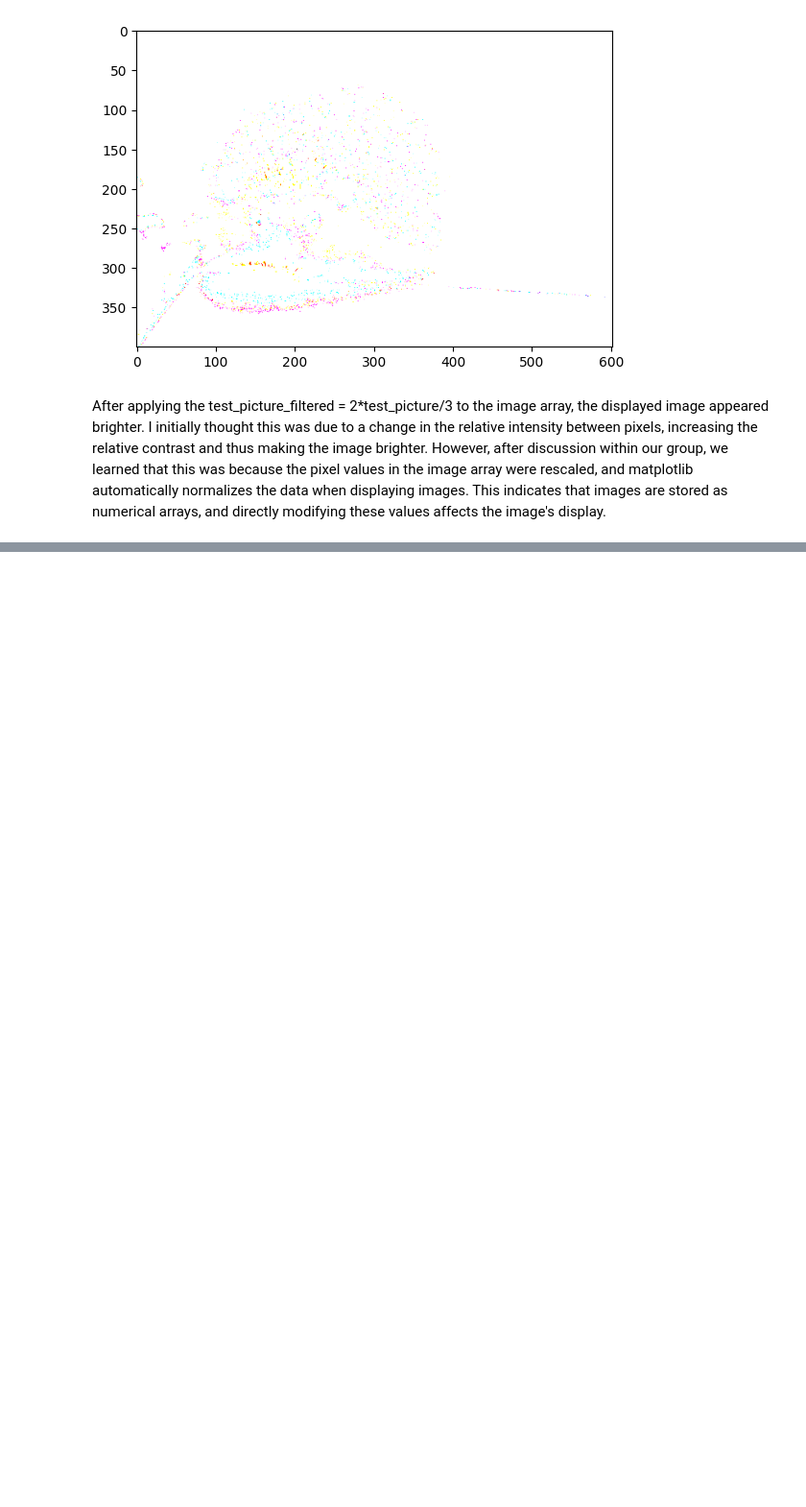
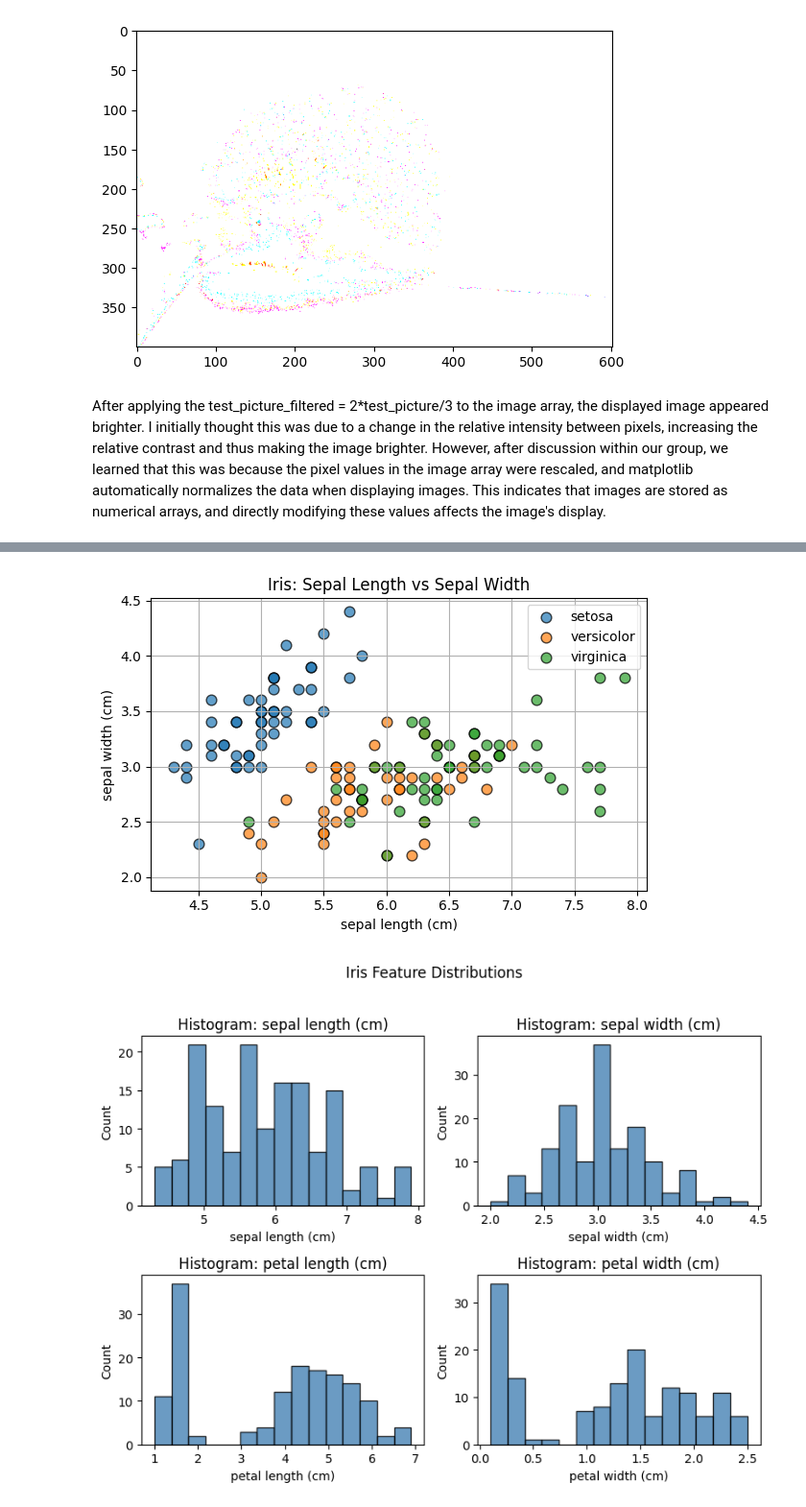
Before and after one commit to JudyDuJY/ai-for-the-arts, a Jupyter notebook: coding_exercises.ipynb, the cells around one changed output, grey strips where cells are left out. Shown at 96% size. Cells and saved outputs as stored; diff of their text form; code cells hidden in the pictures; blank space fills up the shorter version.

Commit message:
Sklearn Datasets Exercises

```diff
--- a/coding_exercises.ipynb
+++ b/coding_exercises.ipynb
@@ -1475,0 +1488,75 @@ After applying the test_picture_filtered = 2*test_picture/3 to the image array,
+# %%
+
+# 1) Imports: we bring in the tools we need.
+from sklearn.datasets import load_iris           # to load a built-in dataset
+import numpy as np                               # for numeric arrays and simple stats
+import matplotlib.pyplot as plt                  # for plotting charts
+
+# 2) Load the Iris dataset.
+iris = load_iris()  # returns a "Bunch" object (like a dictionary)
+
+# 3) Inspect what we got.
+print("Keys in iris object:", iris.keys())
+print("Dataset name:", iris.get('DESCR', 'No description available')[:200], "...\n")  # show only first 200 chars
+
+# 4) Separate features (X) and labels (y).
+X = iris.data            # shape: (150, 4) -> 150 samples, 4 features
+y = iris.target          # shape: (150,)   -> 150 labels (species codes: 0, 1, 2)
+feature_names = iris.feature_names
+target_names = iris.target_names
+
+print("Feature names:", feature_names)
+print("Target (class) names:", target_names)
+print("Shape of X (features):", X.shape)
+print("Shape of y (labels):", y.shape)
+
+# 5) Basic exploration: compute simple statistics for each feature.
+# We'll calculate min, max, mean, and standard deviation.
+print("\nBasic statistics for each feature:")
+for i, name in enumerate(feature_names):
+    column = X[:, i]  # pick the i-th feature across all samples
+    print(f" - {name}: min={column.min():.2f}, max={column.max():.2f}, "
+          f"mean={column.mean():.2f}, std={column.std(ddof=1):.2f}")
+
+# 6) Class distribution: how many samples of each species?
+unique, counts = np.unique(y, return_counts=True)
+print("\nClass distribution:")
+for code, count in zip(unique, counts):
+    print(f" - {target_names[code]} ({code}): {count} samples")
+
+# 7) Visualization 1: Scatter plot of two features colored by class.
+# We'll plot sepal length (feature 0) vs. sepal width (feature 1).
+plt.figure(figsize=(6, 4))
+colors = ['tab:blue', 'tab:orange', 'tab:green']
+for class_code in unique:
+    mask = (y == class_code)
+    plt.scatter(
+        X[mask, 0],            # sepal length
+        X[mask, 1],            # sepal width
+        c=colors[class_code],
+        label=target_names[class_code],
+        alpha=0.7,
+        edgecolor='k',
+        s=60
+    )
+plt.title("Iris: Sepal Length vs Sepal Width")
+plt.xlabel(feature_names[0])
+plt.ylabel(feature_names[1])
+plt.legend()
+plt.grid(True)
+plt.tight_layout()
+plt.show()
+
+# 8) Visualization 2: Histograms of each feature (all classes together).
+plt.figure(figsize=(8, 6))
+for i, name in enumerate(feature_names, start=1):
+    plt.subplot(2, 2, i)  # 2 rows x 2 cols grid
+    plt.hist(X[:, i-1], bins=15, color='steelblue', edgecolor='black', alpha=0.8)
+    plt.title(f"Histogram: {name}")
+    plt.xlabel(name)
+    plt.ylabel("Count")
+    plt.tight_layout()
+plt.suptitle("Iris Feature Distributions", y=1.02)
+plt.tight_layout()
+plt.show()
+# %% [output]
@@ -1475,0 +1580,2 @@ After applying the test_picture_filtered = 2*test_picture/3 to the image array,
+[figure, added]
+[figure, added]
```
Also changed, not shown: parts of 14 cells of this notebook.
